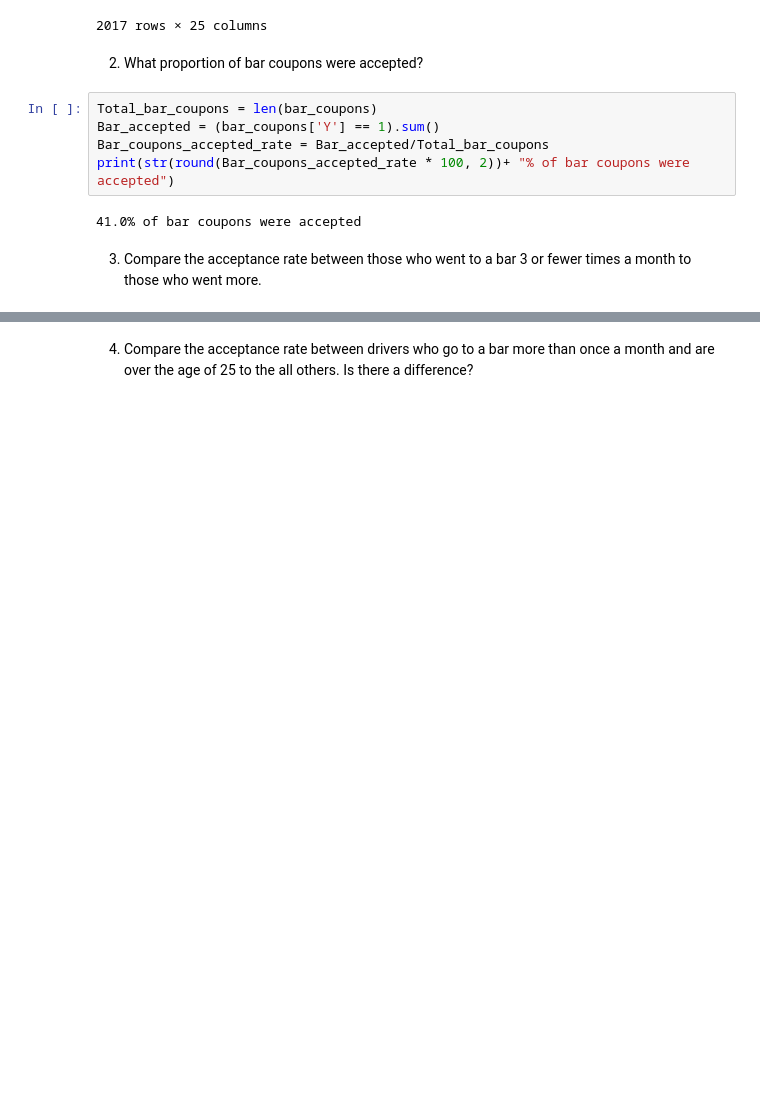
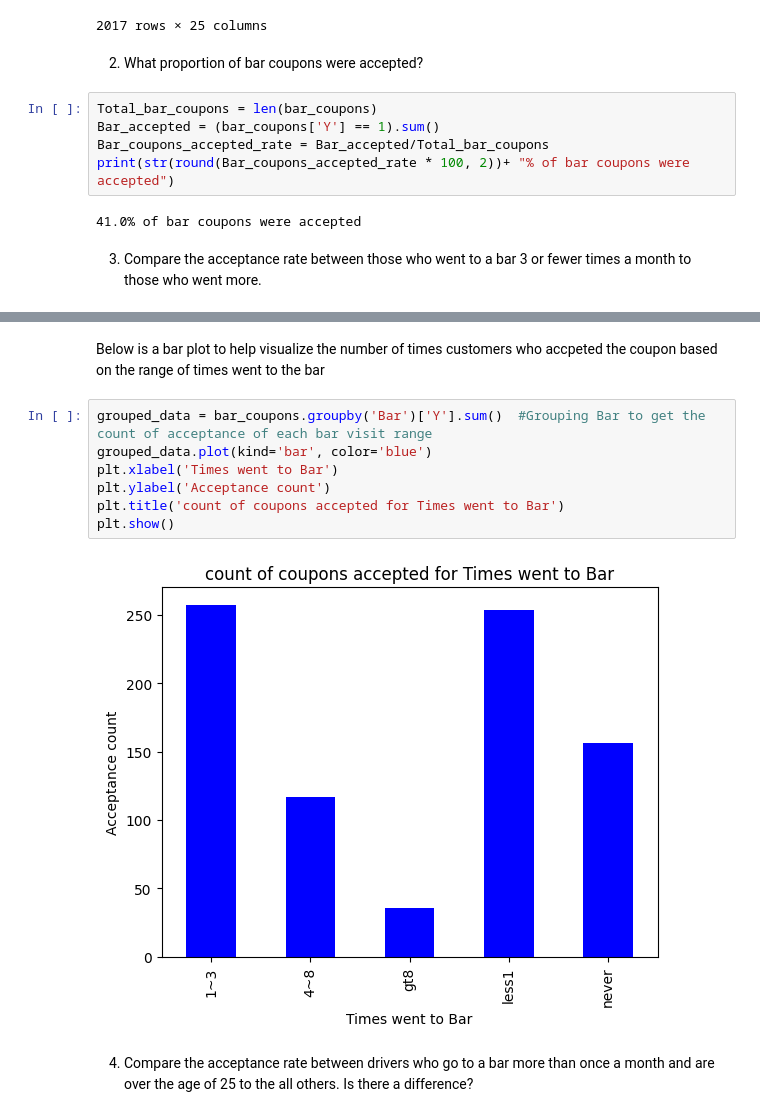
Before and after one commit to shivaallala/Customer_Coupon, a Jupyter notebook: prompt.ipynb, the cells around one changed output, grey strips where cells are left out. Saved outputs shown, nothing was run; the diff lists cells and outputs as text; blank space fills up the shorter version.

```diff
--- a/prompt.ipynb
+++ b/prompt.ipynb
@@ -218,2 +259,13 @@ print(str(round(Bar_coupons_accepted_rate * 100, 2))+ "% of bar coupons were acc
+# %% [markdown]
+Below is a bar plot to help visualize the number of times customers who accpeted the coupon based on the range of times went to the bar
+# %%
+grouped_data = bar_coupons.groupby('Bar')['Y'].sum()  #Grouping Bar to get the count of acceptance of each bar visit range
+grouped_data.plot(kind='bar', color='blue')
+plt.xlabel('Times went to Bar')
+plt.ylabel('Acceptance count')
+plt.title('count of coupons accepted for Times went to Bar')
+plt.show()
+# %% [output]
+[figure, added]
 # %% [markdown]
 4. Compare the acceptance rate between drivers who go to a bar more than once a month and are over the age of 25 to the all others.  Is there a difference?
```
Also changed, not shown: parts of 15 cells of this notebook.
